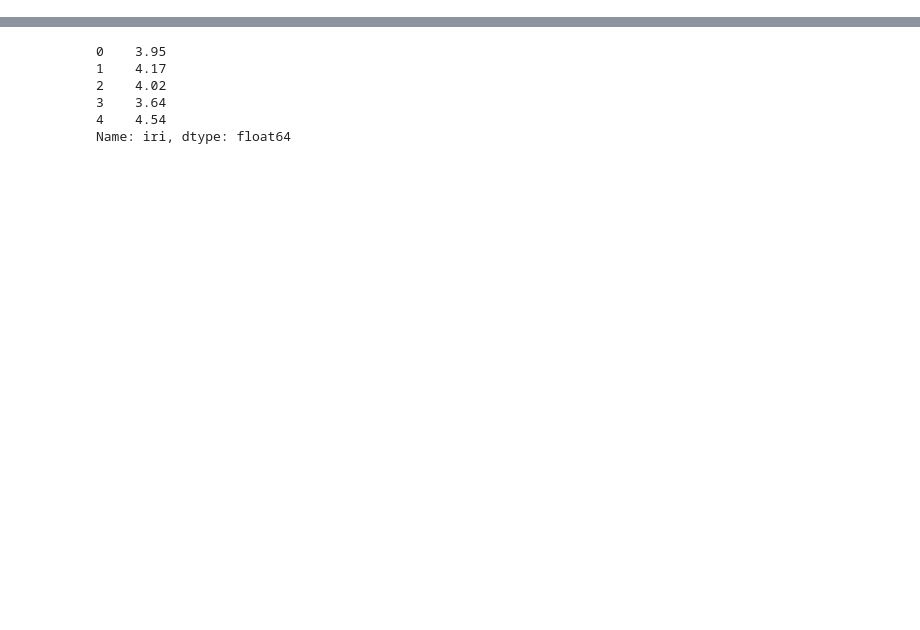
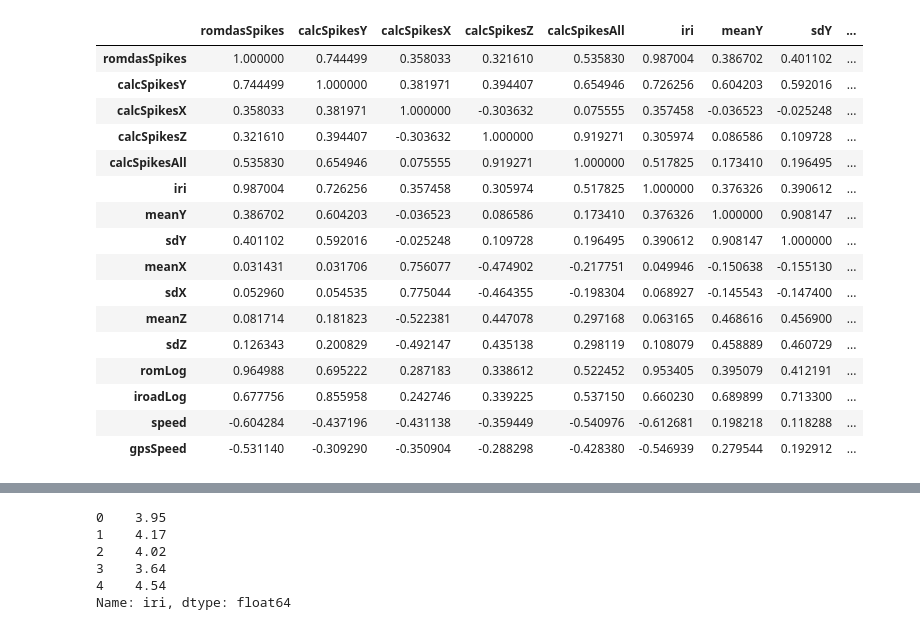
Before and after one commit to codemogroup/iroads-iri-ml, a Jupyter notebook: iri/iri-predictor.ipynb, the cells around one changed output, grey strips where cells are left out. Saved outputs shown, nothing was run; the diff lists cells and outputs as text; code cells hidden in the pictures; blank space fills up the shorter version.

```diff
--- a/iri/iri-predictor.ipynb
+++ b/iri/iri-predictor.ipynb
@@ -21,0 +33,20 @@ data.head()
+# %%
+data.corr()
+# %% [output]
+|  | romdasSpikes | calcSpikesY | calcSpikesX | calcSpikesZ | calcSpikesAll | iri | meanY | sdY | ... |
+| romdasSpikes | 1.000000 | 0.744499 | 0.358033 | 0.321610 | 0.535830 | 0.987004 | 0.386702 | 0.401102 | ... |
+| calcSpikesY | 0.744499 | 1.000000 | 0.381971 | 0.394407 | 0.654946 | 0.726256 | 0.604203 | 0.592016 | ... |
+| calcSpikesX | 0.358033 | 0.381971 | 1.000000 | -0.303632 | 0.075555 | 0.357458 | -0.036523 | -0.025248 | ... |
+| calcSpikesZ | 0.321610 | 0.394407 | -0.303632 | 1.000000 | 0.919271 | 0.305974 | 0.086586 | 0.109728 | ... |
+| calcSpikesAll | 0.535830 | 0.654946 | 0.075555 | 0.919271 | 1.000000 | 0.517825 | 0.173410 | 0.196495 | ... |
+| iri | 0.987004 | 0.726256 | 0.357458 | 0.305974 | 0.517825 | 1.000000 | 0.376326 | 0.390612 | ... |
+| meanY | 0.386702 | 0.604203 | -0.036523 | 0.086586 | 0.173410 | 0.376326 | 1.000000 | 0.908147 | ... |
+| sdY | 0.401102 | 0.592016 | -0.025248 | 0.109728 | 0.196495 | 0.390612 | 0.908147 | 1.000000 | ... |
+| meanX | 0.031431 | 0.031706 | 0.756077 | -0.474902 | -0.217751 | 0.049946 | -0.150638 | -0.155130 | ... |
+| sdX | 0.052960 | 0.054535 | 0.775044 | -0.464355 | -0.198304 | 0.068927 | -0.145543 | -0.147400 | ... |
+| meanZ | 0.081714 | 0.181823 | -0.522381 | 0.447078 | 0.297168 | 0.063165 | 0.468616 | 0.456900 | ... |
+| sdZ | 0.126343 | 0.200829 | -0.492147 | 0.435138 | 0.298119 | 0.108079 | 0.458889 | 0.460729 | ... |
+| romLog | 0.964988 | 0.695222 | 0.287183 | 0.338612 | 0.522452 | 0.953405 | 0.395079 | 0.412191 | ... |
+| iroadLog | 0.677756 | 0.855958 | 0.242746 | 0.339225 | 0.537150 | 0.660230 | 0.689899 | 0.713300 | ... |
+| speed | -0.604284 | -0.437196 | -0.431138 | -0.359449 | -0.540976 | -0.612681 | 0.198218 | 0.118288 | ... |
+| gpsSpeed | -0.531140 | -0.309290 | -0.350904 | -0.288298 | -0.428380 | -0.546939 | 0.279544 | 0.192912 | ... |
```
Also changed, not shown: parts of 37 cells of this notebook.
